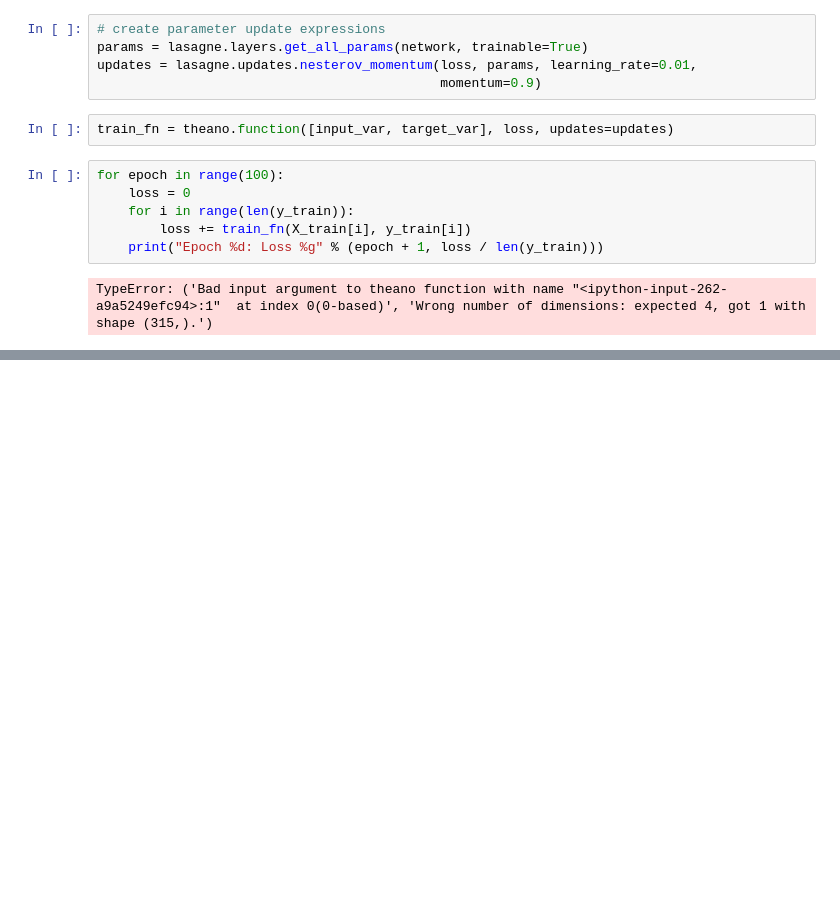
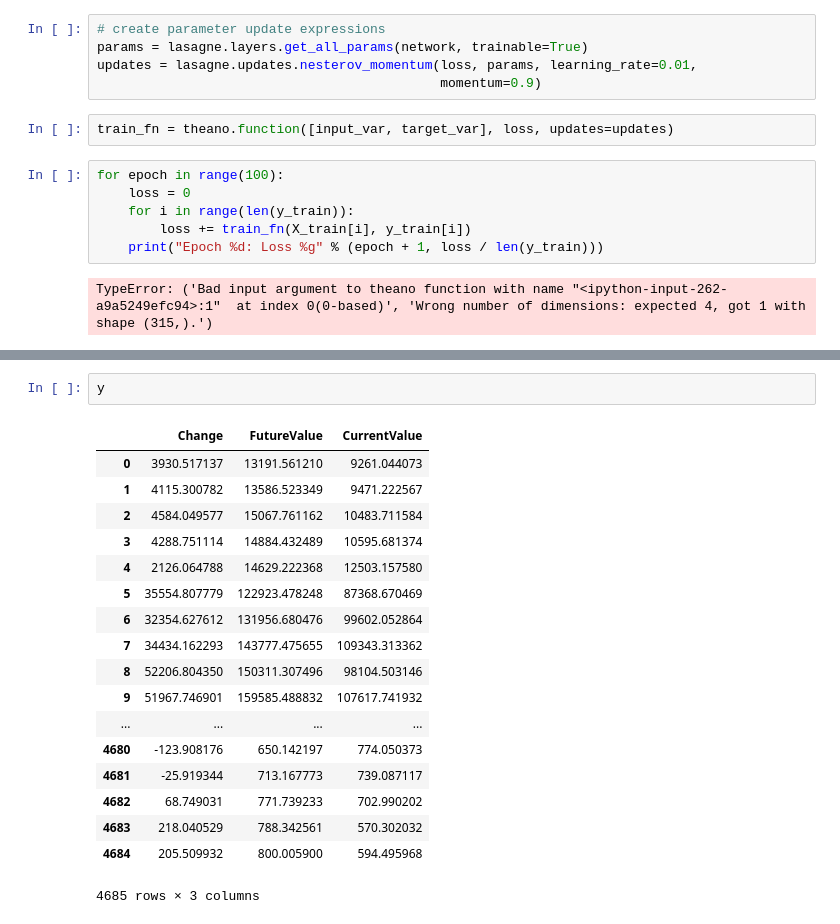
Before and after one commit to jgzuke/KaggleScripts, a Jupyter notebook: WorldDevelopment/Training.ipynb, the cells around one changed output, grey strips where cells are left out. Saved outputs shown, nothing was run; the diff lists cells and outputs as text; blank space fills up the shorter version.

```diff
--- a/WorldDevelopment/Training.ipynb
+++ b/WorldDevelopment/Training.ipynb
@@ -236,0 +263,21 @@ TypeError: ('Bad input argument to theano function with name "<ipython-input-262
+# %%
+y
+# %% [output]
+|  | Change | FutureValue | CurrentValue |
+| 0 | 3930.517137 | 13191.561210 | 9261.044073 |
+| 1 | 4115.300782 | 13586.523349 | 9471.222567 |
+| 2 | 4584.049577 | 15067.761162 | 10483.711584 |
+| 3 | 4288.751114 | 14884.432489 | 10595.681374 |
+| 4 | 2126.064788 | 14629.222368 | 12503.157580 |
+| 5 | 35554.807779 | 122923.478248 | 87368.670469 |
+| 6 | 32354.627612 | 131956.680476 | 99602.052864 |
+| 7 | 34434.162293 | 143777.475655 | 109343.313362 |
+| 8 | 52206.804350 | 150311.307496 | 98104.503146 |
+| 9 | 51967.746901 | 159585.488832 | 107617.741932 |
+| ... | ... | ... | ... |
+| 4680 | -123.908176 | 650.142197 | 774.050373 |
+| 4681 | -25.919344 | 713.167773 | 739.087117 |
+| 4682 | 68.749031 | 771.739233 | 702.990202 |
+| 4683 | 218.040529 | 788.342561 | 570.302032 |
+| 4684 | 205.509932 | 800.005900 | 594.495968 |
+4685 rows × 3 columns
```
Also changed, not shown: parts of 15 cells of this notebook.
